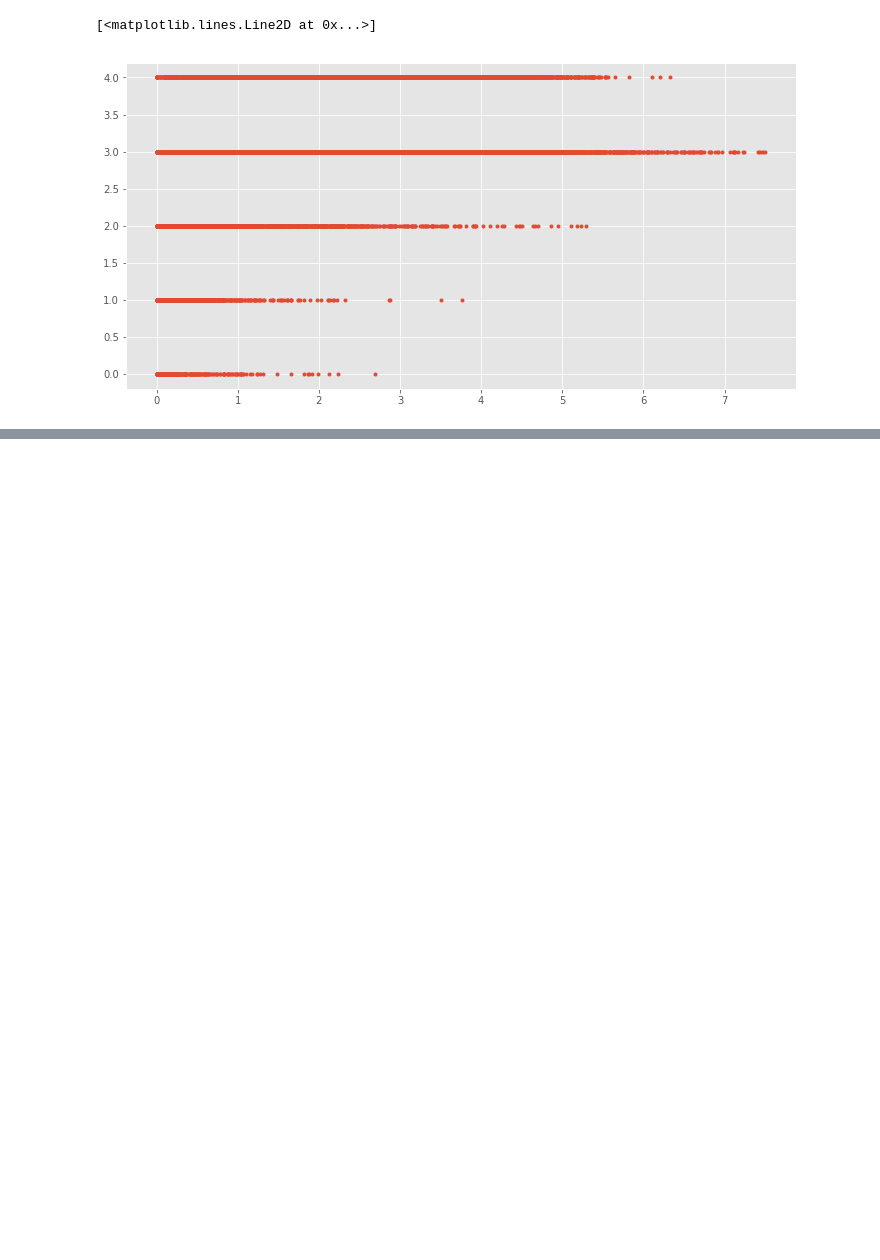
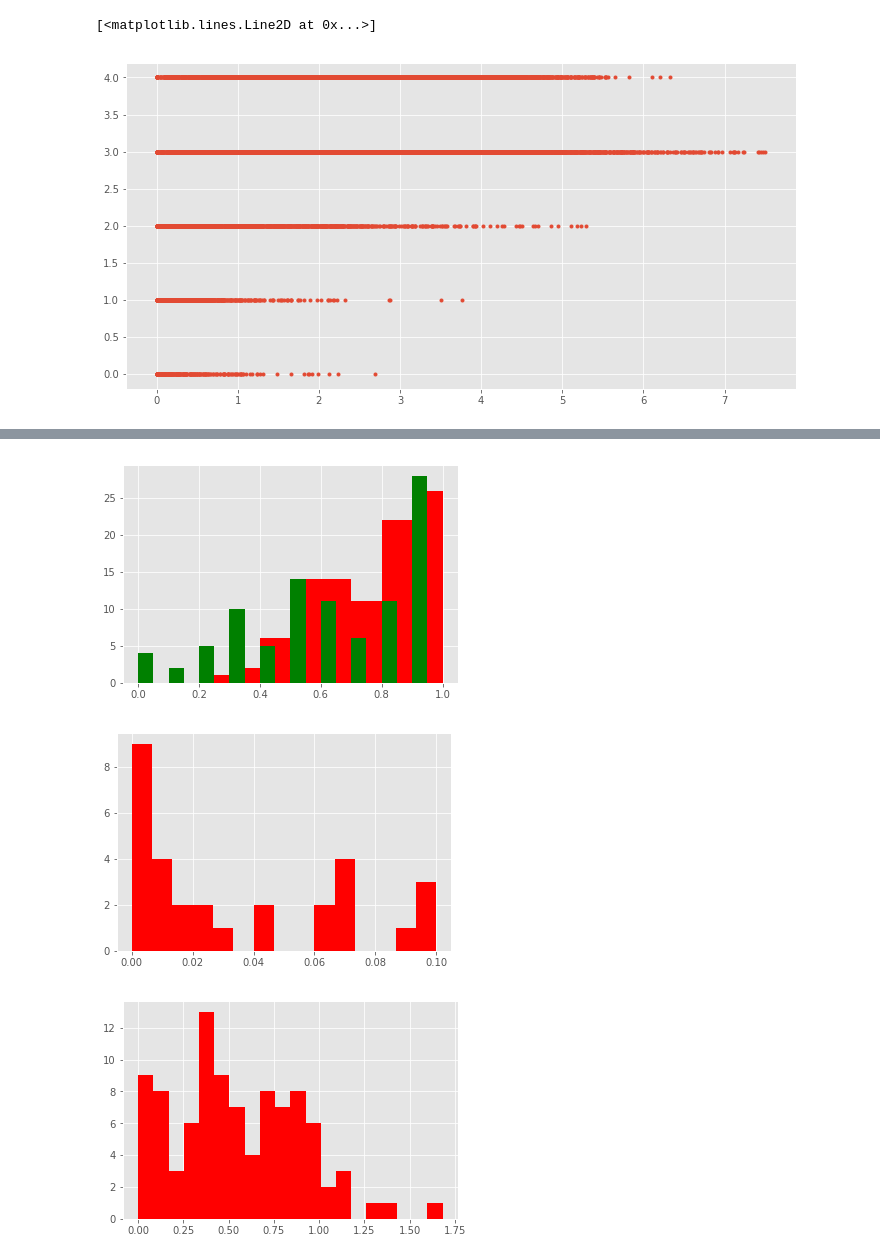
Before and after one commit to flyingsilverfin/CNN_GP_MNIST, a Jupyter notebook: src/GPFlow_testing.ipynb, the cells around one changed output, grey strips where cells are left out. Drawn from its saved outputs; the diff is of its cells as text; code cells hidden in the pictures; blank space fills up the shorter version.

```diff
--- a/src/GPFlow_testing.ipynb
+++ b/src/GPFlow_testing.ipynb
@@ -175,0 +215,2 @@ m2.kern.as_pandas_table()
+# %%
+y = full_model.predict_y(xs_test_full)
@@ -175,0 +273,71 @@ m2.kern.as_pandas_table()
+# %%
+def make_histogram(values, start=0.0, end=None, bins=10, plot=True, color='r', width=None):
+    if end is None:
+        max_value = values.max()
+    else:
+        max_value = end
+    if width is None:
+        plt.hist(values, bins, range=(start, max_value), color=color)
+    else:
+        plt.hist(values, bins, range=(start, max_value), color=color, width=width)
+    if plot:
+        plt.show()
+# %%
+cnn_train_output = np.genfromtxt("../data/mnist_train_cnn_output.csv", delimiter=",")
+cnn_test_output = np.genfromtxt("../data/mnist_test_cnn_output.csv", delimiter=",")
+# %%
+all_incorrect_mus = np.array([])
+all_incorrect_vars = np.array([])
+
+cnn_output = []
+
+for cat in range(10):
+    # get all examples that actually belong to this category
+    cat_examples = correct_classes == cat
+    # extract the subset of that digit that were incorrectly classified
+    cat_incorrect_examples = cat_examples & mask
+    incorrectly_classified_mus = mu[cat_incorrect_examples]
+    incorrectly_classified_vars = var[cat_incorrect_examples]
+
+    corresponding_cnn_output = cnn_test_output[cat_incorrect_examples]
+
+    # which ones were predicted (all incorrect)
+    predicted_classes = np.argmax(mu[cat_incorrect_examples], axis=1)
+
+    #print(predicted_classes)
+    # extract the corresponding values into an array
+    incorrect_prediction_mus, incorrect_prediction_vars = [], []
+    for (i, c) in enumerate(predicted_classes):
+        incorrect_prediction_mus.append(incorrectly_classified_mus[i, c])
+        incorrect_prediction_vars.append(incorrectly_classified_vars[i, c])
+
+        cnn_output.append(corresponding_cnn_output[i, c])
+
+    incorrect_prediction_mus = np.array(incorrect_prediction_mus)
+    incorrect_prediction_vars = np.array(incorrect_prediction_vars)
+
+
+    all_incorrect_mus = np.append(all_incorrect_mus, incorrect_prediction_mus)
+    all_incorrect_vars = np.append(all_incorrect_vars, incorrect_prediction_vars)
+
+#     incorrect_mus = mu[cat_incorrect_examples, cat]
+#     incorrect_vars = var[cat_incorrect_examples,cat]
+#     all_incorrect_mus = np.append(all_incorrect_mus, incorrect_mus)
+#     all_incorrect_vars = np.append(all_incorrect_vars, incorrect_vars)
+#     make_histogram(incorrect_vars)
+    #make_histogram(incorrect_mus)
+cnn_output = np.array(cnn_output)
+print(cnn_output)
+print(all_incorrect_mus)
+print(all_incorrect_vars)
+
+variance_normalized_by_probability = np.sqrt(all_incorrect_vars)/all_incorrect_mus
+
+print(variance_normalized_by_probability)
+
+make_histogram(all_incorrect_mus, end = 1.0, plot=False, width=0.1)
+make_histogram(cnn_output, end = 1.0, plot=True, color='g', width=0.05)
+
+make_histogram(all_incorrect_vars, bins=15, end=0.1)
+make_histogram(variance_normalized_by_probability, bins=20)
+# %% [output]
@@ -175,0 +361,3 @@ m2.kern.as_pandas_table()
+[figure, added]
+[figure, added]
+[figure, added]
```
Also changed, not shown: parts of 27 cells of this notebook, 2 other files.
